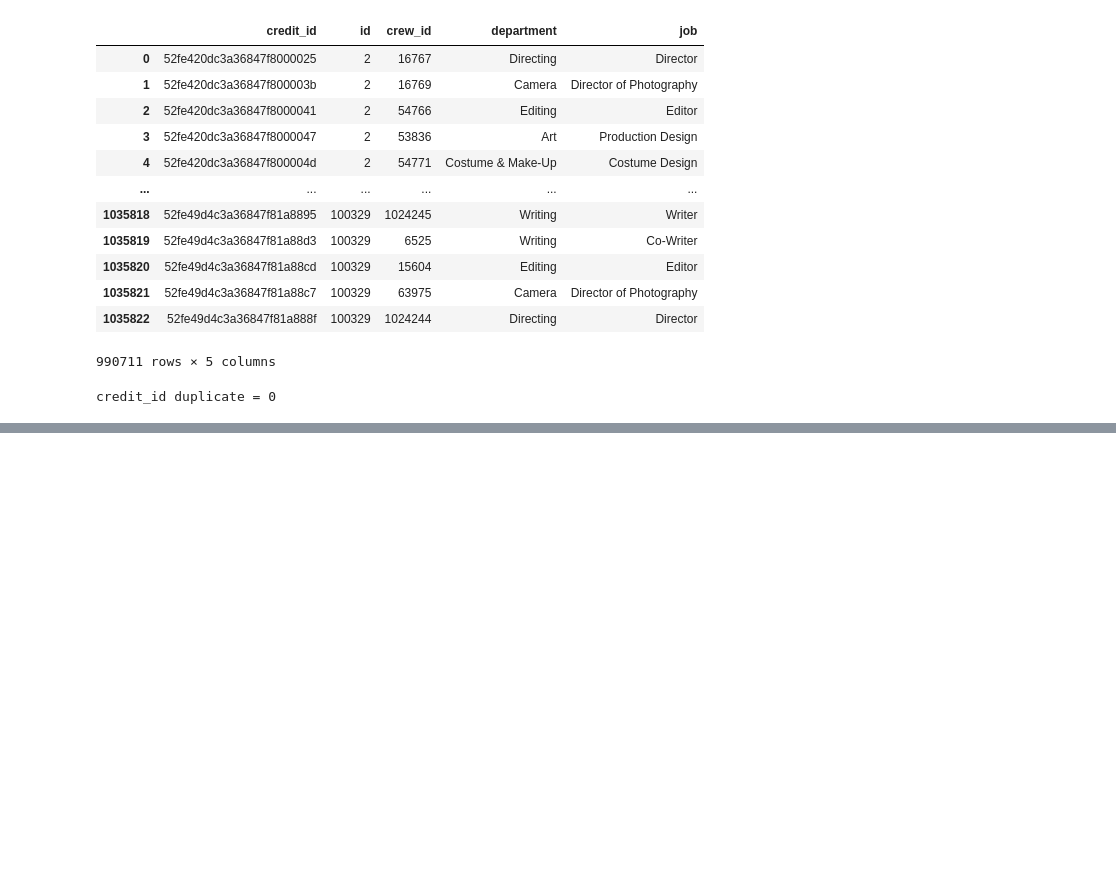
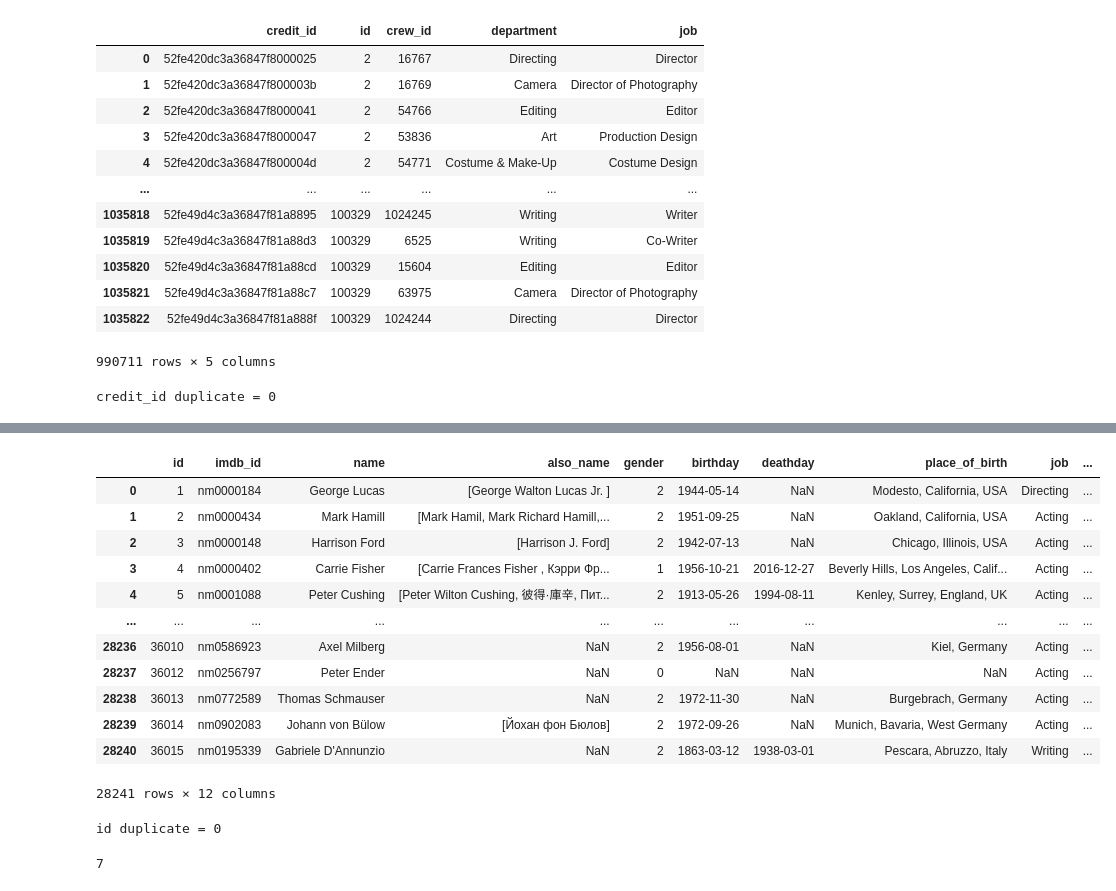
Before and after one commit to DK-Hieu/PTPM_project, a Jupyter notebook: prod/test.ipynb, the cells around one changed output, grey strips where cells are left out. Cells and saved outputs as stored; diff of their text form; code cells hidden in the pictures; blank space fills up the shorter version.

```diff
--- a/prod/test.ipynb
+++ b/prod/test.ipynb
@@ -358,0 +451,4 @@ list(genres[genres['keyid'].duplicated()==True]['keyid'])
+# %%
+co = movie_metadata[['id','belongs_to_collection']]
+co.replace([None],[np.nan],inplace=True)
+co
@@ -358,0 +469,9 @@ list(genres[genres['keyid'].duplicated()==True]['keyid'])
+# %%
+for i in tqdm(set(co['id'])):
+    try:
+        datastr = co[co['id']==i]['belongs_to_collection'].values[0]
+        datastr['movieid'] = i
+        # print(datastr)
+    except:
+        print(f'film lỗi {i}')
+# data = json.loads(f'''{datastr}''')
@@ -358,0 +515,3 @@ list(genres[genres['keyid'].duplicated()==True]['keyid'])
+# %%
+for i in ['keyid']:
+    print(f'{i} duplicate = {codf[i].duplicated().sum()}')
@@ -541,0 +695,7 @@ credit_id duplicate = 0
+# %%
+q = '''
+        select distinct *
+        from staging.stg_tmdb_json_person stjp
+    '''
+per = selectdf(q,connPROC)
+per
@@ -541,0 +716,44 @@ credit_id duplicate = 0
+# %%
+per_list = []
+
+image_https = 'https://image.tmdb.org/t/p/w500'
+
+for i in tqdm((set(per['id']))):
+    datastr = per[per['id']==i]['request_json'].values[0]
+    data = json.loads(f'''{datastr}''')
+    per_list.append(data)
+
+perdf = pd.DataFrame(per_list)
+perdf.replace([None],[np.nan],inplace=True)
+perdf.replace([''],[np.nan],inplace=True)
+perdf['also_known_as'] = perdf['also_known_as'].apply(lambda x: np.nan if len(x)==0 else x)
+perdf.sort_values(by='id',inplace=True)
+perdf = perdf[['id', 'imdb_id','name','also_known_as','gender',
+                'birthday', 'deathday', 'place_of_birth',
+                'known_for_department','popularity','profile_path','biography']]
+perdf.rename(columns={'known_for_department':'job','also_known_as':'also_name'},inplace=True)
+perdf['profile_path'] = image_https + perdf['profile_path']
+perdf
+# %% [output]
+|  | id | imdb_id | name | also_name | gender | birthday | deathday | place_of_birth | job | ... |
+| 0 | 1 | nm0000184 | George Lucas | [George Walton Lucas Jr. ] | 2 | 1944-05-14 | NaN | Modesto, California, USA | Directing | ... |
+| 1 | 2 | nm0000434 | Mark Hamill | [Mark Hamil, Mark Richard Hamill,... | 2 | 1951-09-25 | NaN | Oakland, California, USA | Acting | ... |
+| 2 | 3 | nm0000148 | Harrison Ford | [Harrison J. Ford] | 2 | 1942-07-13 | NaN | Chicago, Illinois, USA | Acting | ... |
+| 3 | 4 | nm0000402 | Carrie Fisher | [Carrie Frances Fisher , Кэрри Фр... | 1 | 1956-10-21 | 2016-12-27 | Beverly Hills, Los Angeles, Calif... | Acting | ... |
+| 4 | 5 | nm0001088 | Peter Cushing | [Peter Wilton Cushing, 彼得·庫辛, Пит... | 2 | 1913-05-26 | 1994-08-11 | Kenley, Surrey, England, UK | Acting | ... |
+| ... | ... | ... | ... | ... | ... | ... | ... | ... | ... | ... |
+| 28236 | 36010 | nm0586923 | Axel Milberg | NaN | 2 | 1956-08-01 | NaN | Kiel, Germany | Acting | ... |
+| 28237 | 36012 | nm0256797 | Peter Ender | NaN | 0 | NaN | NaN | NaN | Acting | ... |
+| 28238 | 36013 | nm0772589 | Thomas Schmauser | NaN | 2 | 1972-11-30 | NaN | Burgebrach, Germany | Acting | ... |
+| 28239 | 36014 | nm0902083 | Johann von Bülow | [Йохан фон Бюлов] | 2 | 1972-09-26 | NaN | Munich, Bavaria, West Germany | Acting | ... |
+| 28240 | 36015 | nm0195339 | Gabriele D'Annunzio | NaN | 2 | 1863-03-12 | 1938-03-01 | Pescara, Abruzzo, Italy | Writing | ... |
+28241 rows × 12 columns
+# %%
+for i in ['id']:
+    print(f'{i} duplicate = {perdf[i].duplicated().sum()}')
+# %% [output]
+id duplicate = 0
+# %%
+len(perdf[perdf['id']==2]['also_name'].values[0])
+# %% [output]
+7
```
Also changed, not shown: parts of 17 cells of this notebook, 17 other files.
